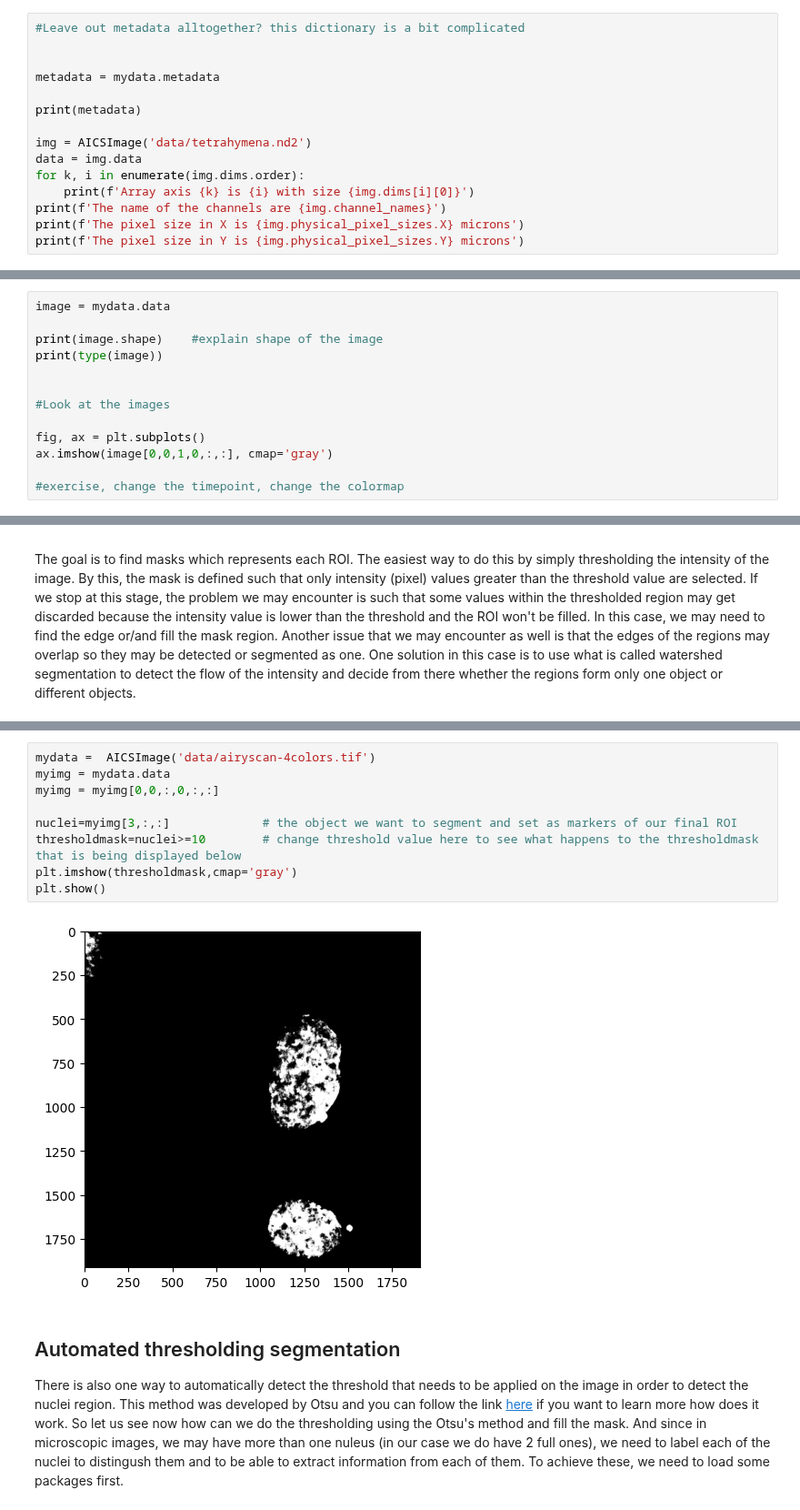
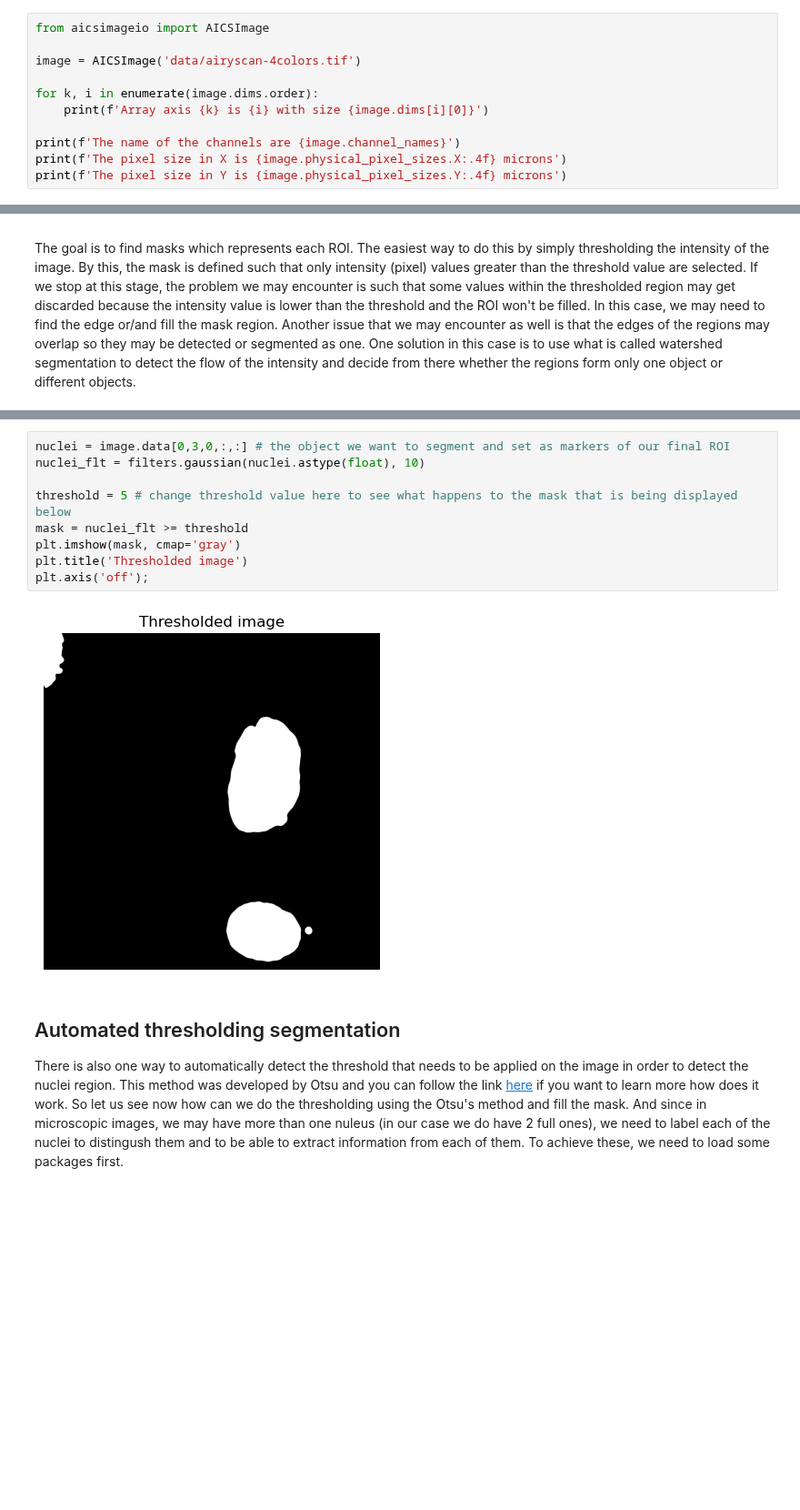
Before and after one commit to u-schulze/Python-course, a Jupyter notebook: Course-main.ipynb, the cells around one changed output, grey strips where cells are left out. Shown at 91% size. Drawn from its saved outputs; the diff is of its cells as text; blank space fills up the shorter version.

```diff
--- a/Course-main.ipynb
+++ b/Course-main.ipynb
@@ -101,17 +103,13 @@ The image and its metadata is now loaded into the variable "mydata".
 What is metadata.
 Next, we read the image and the metadata. Metadata includes the number of channels in the images, the name of each channel and emission wavelength associated with each channel, the voxel size and physical size of the image. Many other acquisition parameters are stored in the metadata and we can access them from here.
 # %%
-#Leave out metadata alltogether? this dictionary is a bit complicated
+from aicsimageio import AICSImage
 
+image = AICSImage('data/airyscan-4colors.tif')
 
-metadata = mydata.metadata
+for k, i in enumerate(image.dims.order):
+    print(f'Array axis {k} is {i} with size {image.dims[i][0]}')
 
-print(metadata)
-
-img = AICSImage('data/tetrahymena.nd2')
-data = img.data
-for k, i in enumerate(img.dims.order):
-    print(f'Array axis {k} is {i} with size {img.dims[i][0]}')
-print(f'The name of the channels are {img.channel_names}')
-print(f'The pixel size in X is {img.physical_pixel_sizes.X} microns')
-print(f'The pixel size in Y is {img.physical_pixel_sizes.Y} microns')
+print(f'The name of the channels are {image.channel_names}')
+print(f'The pixel size in X is {image.physical_pixel_sizes.X:.4f} microns')
+print(f'The pixel size in Y is {image.physical_pixel_sizes.Y:.4f} microns')
@@ -138,13 +190,0 @@ TypeError: Invalid shape (1, 20, 1912) for image data
-# %%
-image = mydata.data
-
-print(image.shape)    #explain shape of the image
-print(type(image))
-
-
-#Look at the images
-
-fig, ax = plt.subplots()
-ax.imshow(image[0,0,1,0,:,:], cmap='gray')
-
-#exercise, change the timepoint, change the colormap
@@ -272,14 +291,14 @@ The goal is to find masks which represents each ROI. The easiest way to do this
 # %%
-mydata =  AICSImage('data/airyscan-4colors.tif')
-myimg = mydata.data
-myimg = myimg[0,0,:,0,:,:]
+nuclei = image.data[0,3,0,:,:] # the object we want to segment and set as markers of our final ROI
+nuclei_flt = filters.gaussian(nuclei.astype(float), 10)
 
-nuclei=myimg[3,:,:]             # the object we want to segment and set as markers of our final ROI
-thresholdmask=nuclei>=10        # change threshold value here to see what happens to the thresholdmask that is being displayed below
-plt.imshow(thresholdmask,cmap='gray')
-plt.show()
+threshold = 5 # change threshold value here to see what happens to the mask that is being displayed below
+mask = nuclei_flt >= threshold
+plt.imshow(mask, cmap='gray')
+plt.title('Thresholded image')
+plt.axis('off');
 # %% [output]
-[figure, old version]
+[figure, new version]
 # %% [markdown]
 ## Automated thresholding segmentation
 There is also one way to automatically detect the threshold that needs to be applied on the image in order to detect the nuclei region. This method was developed by Otsu and you can follow the link [here](https://en.wikipedia.org/wiki/Otsu%27s_method) if you want to learn more how does it work. So let us see now how can we do the thresholding using the Otsu's method and fill the mask. And since in microscopic images, we may have more than one nuleus (in our case we do have 2 full ones), we need to label each of the nuclei to distingush them and to be able to extract information from each of them. To achieve these, we need to load some packages first.
```
Also changed, not shown: parts of 61 cells of this notebook, 3 other files.
